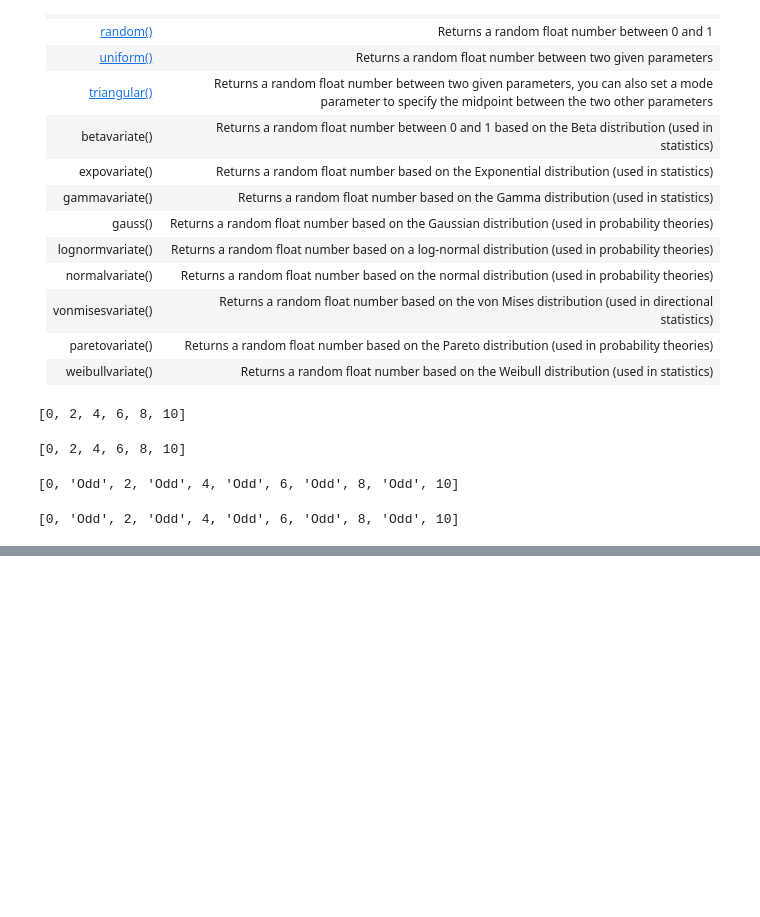
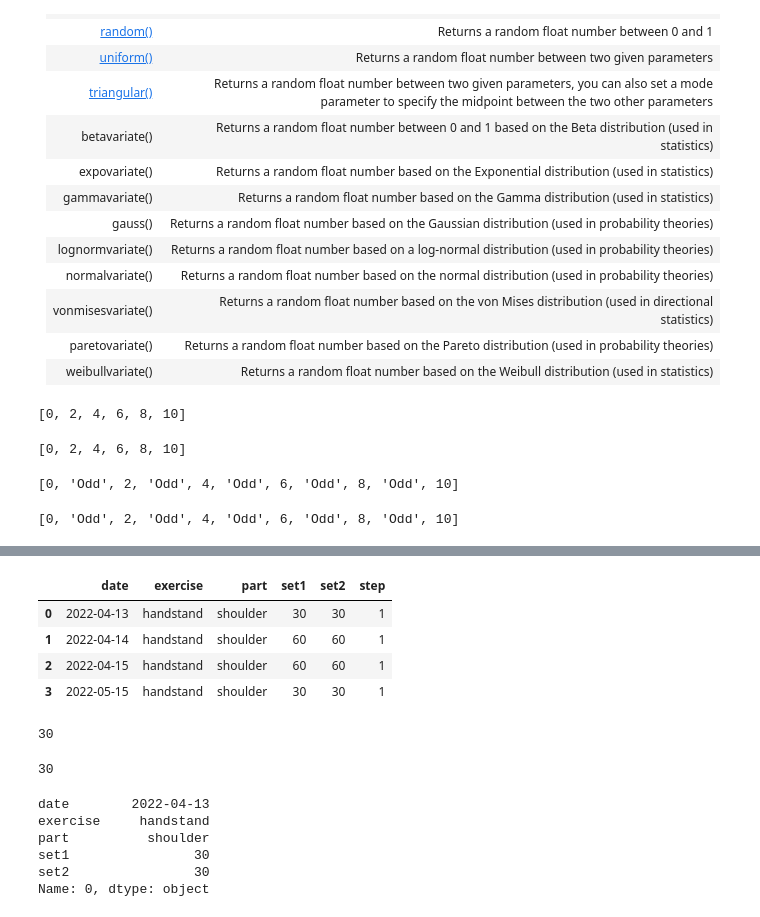
Before and after one commit to ZacksAmber/-probability-and-statistics, a Jupyter notebook: practice.ipynb, the cells around one changed output, grey strips where cells are left out. Cells and saved outputs as stored; diff of their text form; code cells hidden in the pictures; blank space fills up the shorter version.

```diff
--- a/practice.ipynb
+++ b/practice.ipynb
@@ -670,0 +678,2 @@ l
+# %%
+part = ['shoulder', 'shoulder', 'shoulder']
@@ -670,0 +729,26 @@ l
+# %%
+df['step'] = [1] * 4
+df
+# %% [output]
+|  | date | exercise | part | set1 | set2 | step |
+| 0 | 2022-04-13 | handstand | shoulder | 30 | 30 | 1 |
+| 1 | 2022-04-14 | handstand | shoulder | 60 | 60 | 1 |
+| 2 | 2022-04-15 | handstand | shoulder | 60 | 60 | 1 |
+| 3 | 2022-05-15 | handstand | shoulder | 30 | 30 | 1 |
+# %%
+df.loc[0, 'set1'] # indexing
+# %% [output]
+30
+# %%
+df.loc[0, :]['set1']
+# %% [output]
+30
+# %%
+df.loc[0, ['date', 'exercise', 'part', 'set1', 'set2']]
+# %% [output]
+date        2022-04-13
+exercise     handstand
+part          shoulder
+set1                30
+set2                30
+Name: 0, dtype: object
```
Also changed, not shown: parts of 29 cells of this notebook, 6 other files.
